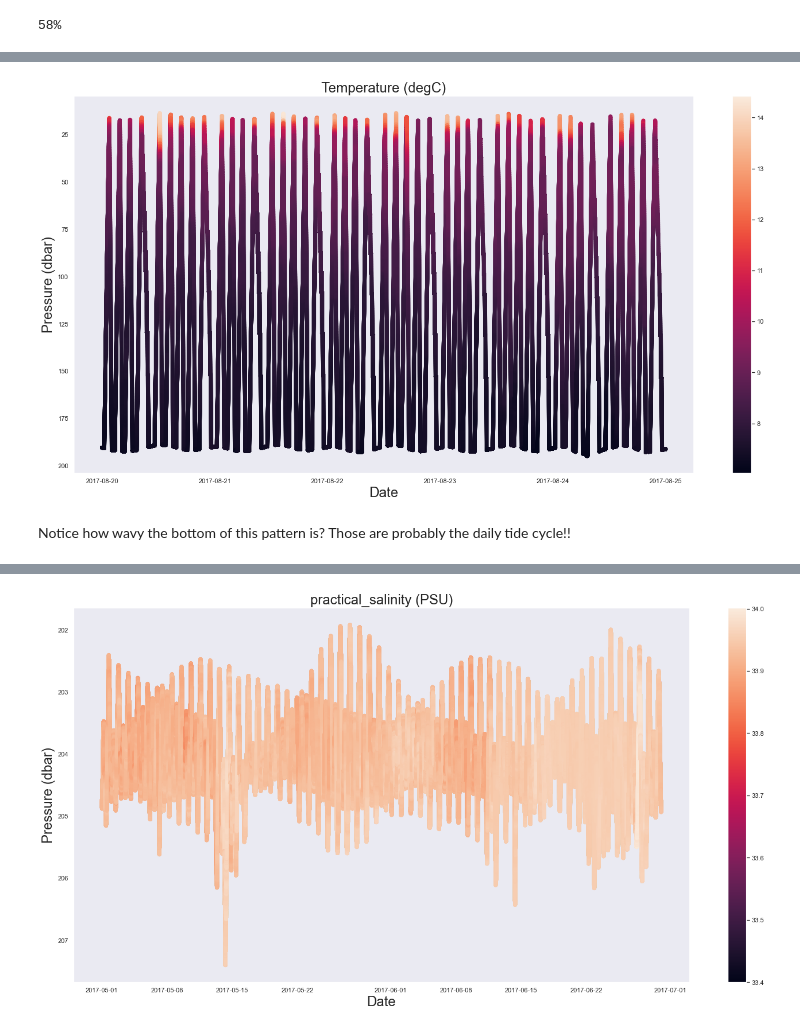
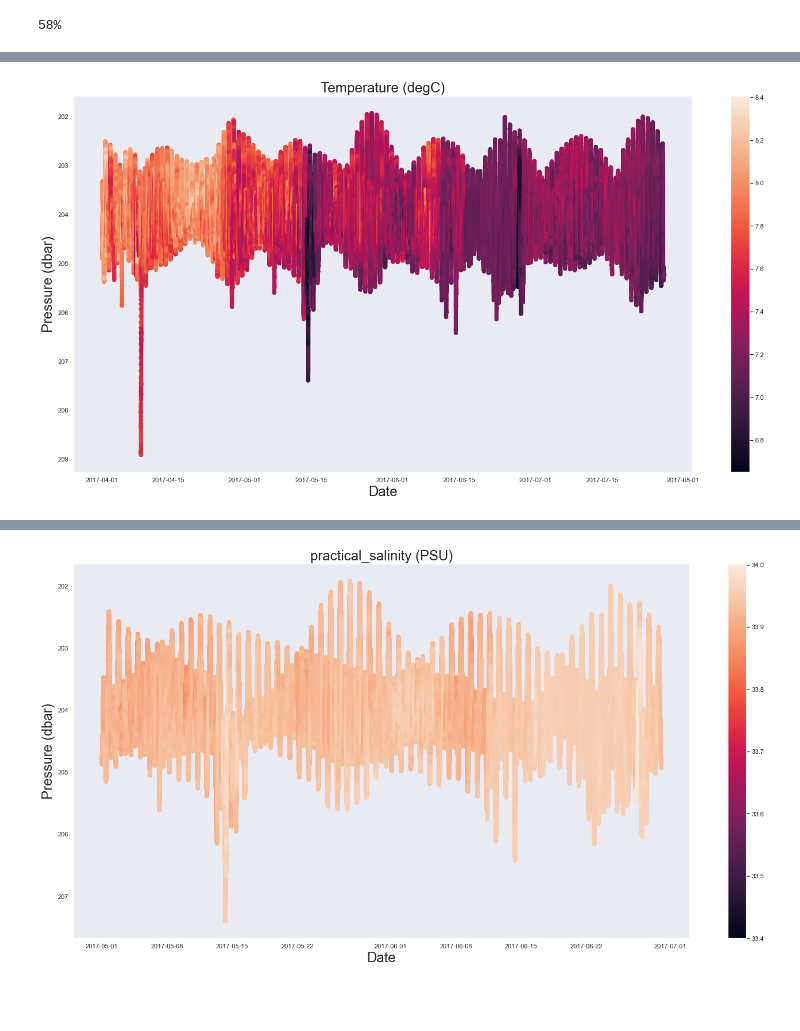
Before and after one commit to dgumustel/coastal-upwelling, a Jupyter notebook: 01_data_collection.ipynb, the cells around one changed output, grey strips where cells are left out. Drawn from its saved outputs; the diff is of its cells as text; code cells hidden in the pictures; blank space fills up the shorter version.

```diff
--- a/01_data_collection.ipynb
+++ b/01_data_collection.ipynb
@@ -232,4 +173 @@ Appending data from files
 {'sea_surface_temperature': ['ºC'], 'met_windavg_mag_corr_east': ['m s-1'], 'met_windavg_mag_corr_north': ['m s-1']}
-# %%
-CTD_data = CTD_data_copy
-METBK_data = METBK_data_copy
@@ -577,0 +571,5 @@ CTD_week.shape
+# %%
+mask = (CTD_minutes['time'][:] > '2017-04-01') & (CTD_minutes['time'] <= '2017-08-01')
+CTD_summer_minutes = CTD_minutes.loc[mask]
+
+CTD_summer_minutes.shape
@@ -578,21 +599,20 @@ CTD_week.shape
 # %%
 # Now, more complete colored scatter plot, with data plotted
 # on a depth vs. time axis.
+# source: https://github.com/dgumustel/yodapy/blob/master/examples/yodapy_example_plots.ipynb
 
 fig, ax = plt.subplots(figsize=(24, 12))
 
 # plot temp and salinity curtain plots
 ax.invert_yaxis()
 ax.grid()
-#ax1.set_xlim(CTD_data['time'],CTD_data['time'])
-sc = ax.scatter(CTD_week['time'],CTD_week['seawater_pressure'],c=CTD_week['seawater_temperature'])
+#ax1.set_The xlim(CTD_data['time'],CTD_data['time'])
+sc = ax.scatter(CTD_summer_minutes['time'],CTD_summer_minutes['seawater_pressure'],c=CTD_summer_minutes['seawater_temperature'])
 ax.set_xlabel('Date', size=24)
 ax.set_ylabel('Pressure (dbar)', size=24)
 ax.set_title('Temperature (degC)', size=24)
 cb = fig.colorbar(sc,ax=ax)
 
-plt.savefig('CTD_profiler_week.png')
+plt.savefig('./figures/CTD_profiler_summer_temp.png')
 # %% [output]
-[figure, old version]
+[figure, new version]
-# %% [markdown]
-Notice how wavy the bottom of this pattern is? Those are probably the daily tide cycle!!
```
Also changed, not shown: parts of 110 cells of this notebook.
